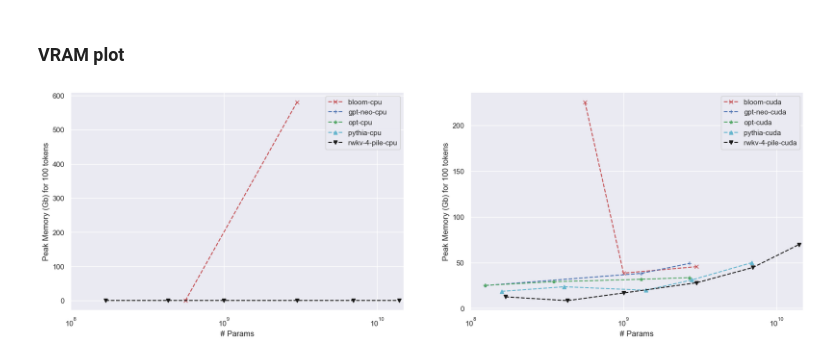
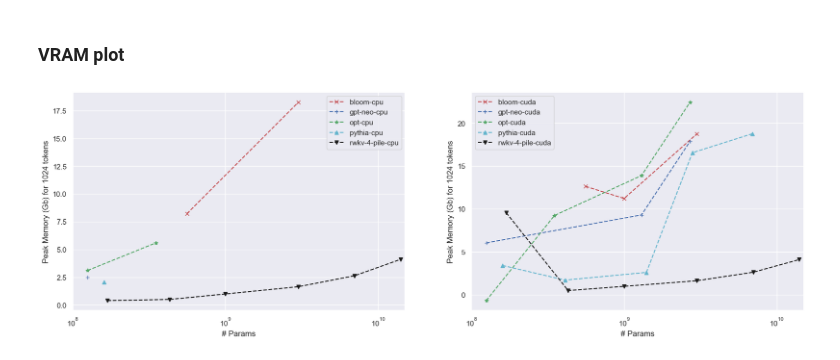
Before and after one commit to SSamDav/RWKV-Inference-Experiments, a Jupyter notebook: plots.ipynb, the cells around one changed output. Drawn from its saved outputs; the diff is of its cells as text; code cells hidden in the pictures.

Commit message:
recent plot version push!

```diff
--- a/plots.ipynb
+++ b/plots.ipynb
@@ -16,7 +16,7 @@ def groupby_first_n(df: pd.DataFrame, args: Union[str, list[str]] , n: int = Non
     """ Keeps up to the first N in a groupby. If n=None, keeps largest possible. """
     new_df = []
     for els, dfs in df.groupby(args):
-        new_df.append(dfs[:n])
+        new_df.append(dfs[:n].sort_values("token_id"))
     return pd.concat(new_df).groupby(args)
 # %% [markdown]
 ### Time Plot
@@ -86,8 +87,8 @@ df_rwkv = pd.concat([df_rwkv, df_rwkv_cpu])
 # df_rwkv["memory"] = np.maximum(df_rwkv["cpu_memory_usage"].values, df_rwkv["cuda_memory_usage"].values)
 
 max_toks = 1024
-df_ = groupby_first_n(df, ["model_name", "strategy"], n=max_toks)[["memory"]].max()
-df_rwkv_ = groupby_first_n(df_rwkv, ["model_name", "strategy"], n=max_toks)[["memory"]].max()
+df_ = groupby_first_n(df, ["model_name", "strategy"], n=max_toks)[["memory"]].last()
+df_rwkv_ = groupby_first_n(df_rwkv, ["model_name", "strategy"], n=max_toks)[["memory"]].sum()
 main_df = pd.concat([df_, df_rwkv_]).reset_index()
 # %%
 scale = {"B": 10**9, "m": 10**6, "b": 10**9}
@@ -99,21 +100,21 @@ main_df = main_df.sort_values(["size", "strategy"])
 # %%
 colors = "rbgck"
 icons = "x+*^v"
 alpha = {"cpu": 0.5, "cuda": 1.0}
 
 fig, axs = plt.subplots(1, 2, figsize=(20, 6))
 
 for i, (class_, model_df) in enumerate(main_df.groupby("class")):
     for s, strategy in enumerate(["cpu", "cuda"]):
         mask = model_df["strategy"] == strategy
         axs[s].plot(model_df[mask]["size"], model_df[mask]["memory"]*10**(-6), f'{colors[i]}{icons[i]}--', label=f"{class_}-{strategy}") # , alpha=alpha[strategy])
 
 for s in [0, 1]:
     axs[s].legend()
     axs[s].set_xscale("log")
     # axs[s].set_yscale("log")
     axs[s].set_xlabel("# Params")
-    axs[s].set_ylabel("Peak Memory (Gb) for 100 tokens")
+    axs[s].set_ylabel(f"Peak Memory (Gb) for {max_toks} tokens")
     axs[s].set_xlim(10**8, 1.5*10**10)
 # %% [output]
-[figure, old version]
+[figure, new version]
```
Also changed, not shown: parts of 1 cell of this notebook, 1 other file.
